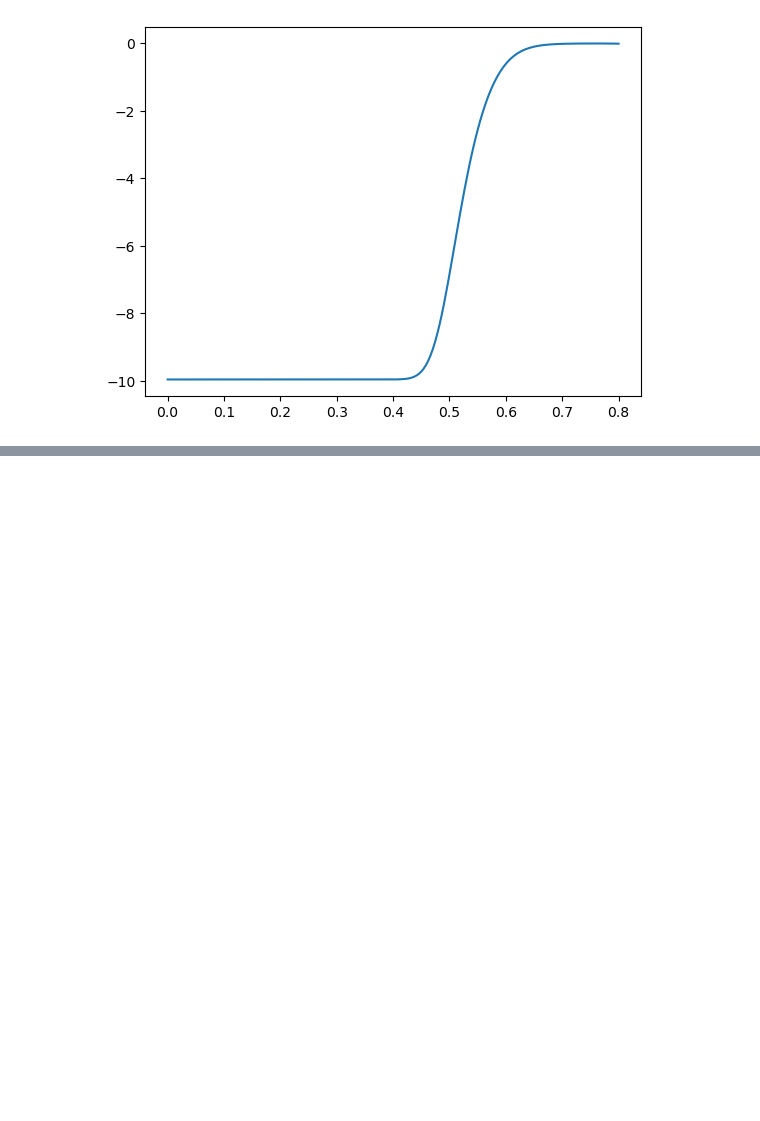
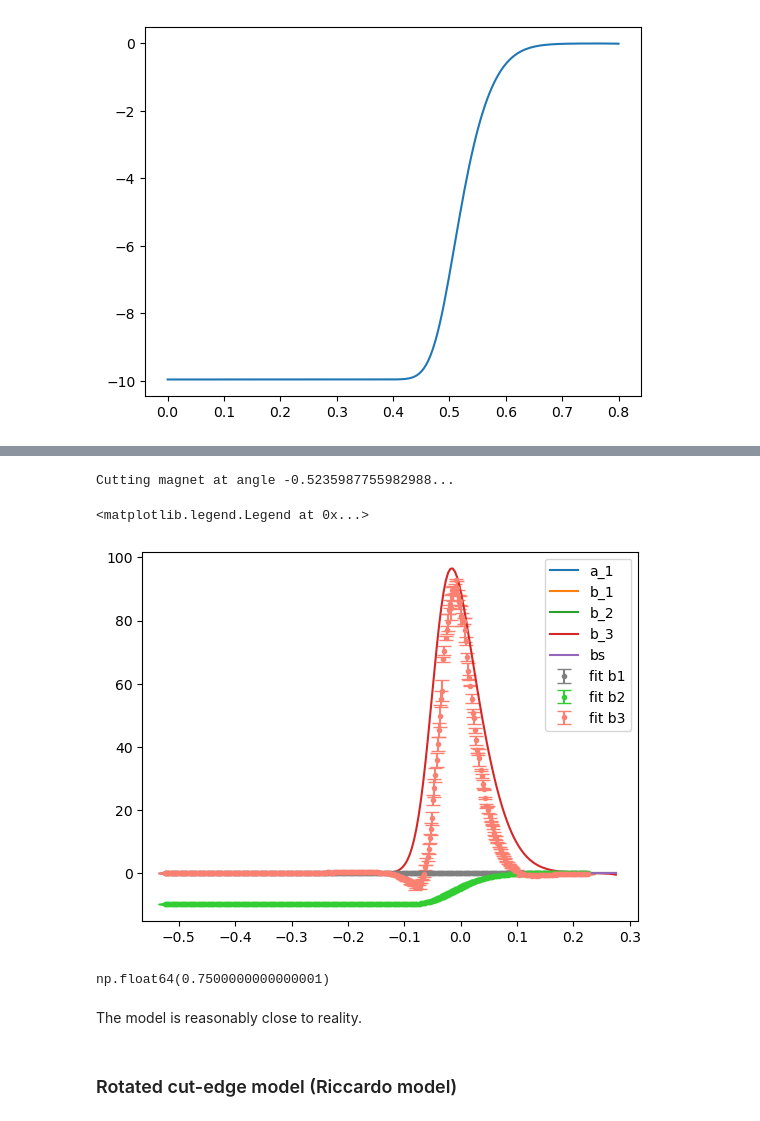
Before and after one commit to xsuite/bpmeth, a Jupyter notebook: fieldmaps/quadrupole_toymodels/fit_fieldmap.ipynb, the cells around one changed output, grey strips where cells are left out. Drawn from its saved outputs; the diff is of its cells as text; code cells hidden in the pictures; blank space fills up the shorter version.

```diff
--- a/fieldmaps/quadrupole_toymodels/fit_fieldmap.ipynb
+++ b/fieldmaps/quadrupole_toymodels/fit_fieldmap.ipynb
@@ -85,0 +90,34 @@ $\displaystyle \operatorname{Poly}{\left( -14631.6460472137 s^{3} + 26708.406142
+# %%
+s = sp.symbols('s')
+b2 = sp.Function('b2')
+quadfringe = bpmeth.FieldExpansion(b=("0", b2(s)))
+
+cut_quadfringe = quadfringe.cut_at_angle(-30/180*np.pi)
+# rot_quadfringe = quadfringe.transform(-30/180*np.pi)
+
+# Rotated model still to add, quadrupole measured at 30 degrees
+
+# Substitute b2 with actual profile
+cut_enge_quadfringe = bpmeth.FieldExpansion(b=[cut_quadfringe.b[i].replace(b2, lambda s : spEnge(s+sedge, *params)).doit() for i in range(3)])
+# rot_enge_quadfringe = bpmeth.FieldExpansion(b=[rot_quadfringe.b[i].replace(b2, lambda s : spEnge(s+sedge, *params)).doit() for i in range(3)])
+
+fig, ax = plt.subplots()
+ax.errorbar(np.unique(cutquad.src['z'])-sedge, cutquad.z_multipoles(3, xmax=0.025)[1][:,0], yerr=cutquad.z_multipoles(3, xmax=0.025)[2][:,0], label='fit b1', color='gray', marker='.', ls='', capsize=5)
+ax.errorbar(np.unique(cutquad.src['z'])-sedge, cutquad.z_multipoles(3, xmax=0.025)[1][:,1], yerr=cutquad.z_multipoles(3, xmax=0.025)[2][:,1], label='fit b2', color='limegreen', marker='.', ls='', capsize=5)
+ax.errorbar(np.unique(cutquad.src['z'])-sedge, cutquad.z_multipoles(3, xmax=0.025)[1][:,2], yerr=cutquad.z_multipoles(3, xmax=0.025)[2][:,2], label='fit b3', color='salmon', marker='.', ls='', capsize=5)
+# ax.errorbar(np.unique(cutquad.src['z'])-sedge, cutquad.z_multipoles(3, xmax=0.025)[1][:,3], yerr=cutquad.z_multipoles(3, xmax=0.025)[2][:,3], label='fit b4', color='violet', marker='.', ls='', capsize=5)
+cut_enge_quadfringe.plot_components(smin=0-sedge, smax=0.8-sedge, ns=200, ax=ax)
+# rot_enge_quadfringe.plot_components(smin=0-sedge, smax=0.8-sedge, ns=200, ax=ax)
+plt.legend()
+# %% [output]
+Cutting magnet at angle -0.5235987755982988...
+<matplotlib.legend.Legend at 0x...>
+[figure, added]
+# %%
+np.cos(30/180*np.pi)**2
+# %% [output]
+np.float64(0.7500000000000001)
+# %% [markdown]
+The model is reasonably close to reality.
+# %% [markdown]
+### Rotated cut-edge model (Riccardo model)
```
Also changed, not shown: parts of 15 cells of this notebook.
